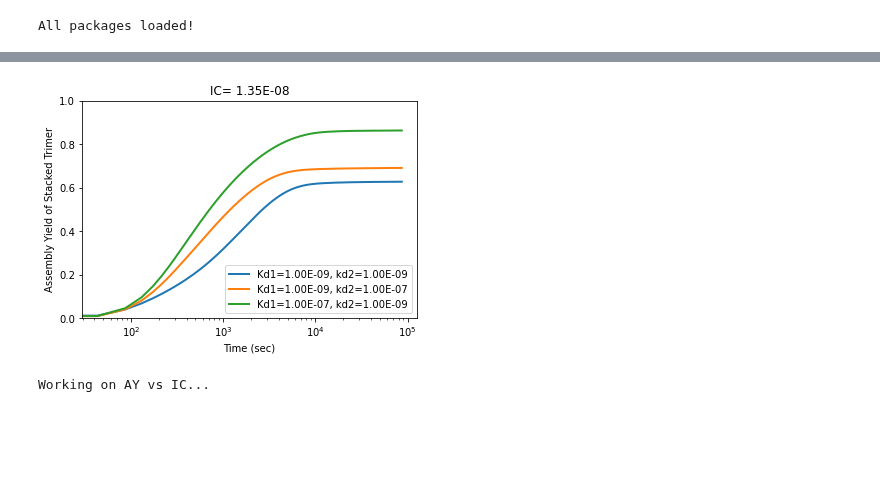
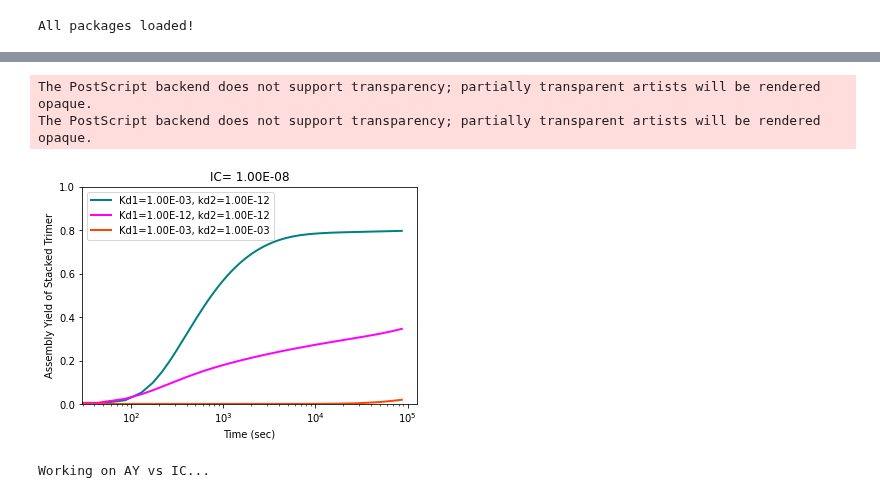
Before and after one commit to llagunes-324B21/Persephone_SR, a Jupyter notebook: April_2022/LL_SR_04_2022.ipynb, the cells around one changed output, grey strips where cells are left out. Saved outputs shown, nothing was run; the diff lists cells and outputs as text; code cells hidden in the pictures; blank space fills up the shorter version.

```diff
--- a/April_2022/LL_SR_04_2022.ipynb
+++ b/April_2022/LL_SR_04_2022.ipynb
@@ -147,61 +147,64 @@ Q = 0 # synthesis rate parameter
 
 
 # List of parameters that will be explored
-IC_1 = 1.35*10**-8;
-kd1 = 10**-9 # binding affinity WITHIN rings (intra)
-kd2 = 10**-9 # binding affinity BETWEEN rings (inter)
+IC_1 = 1*10**-8;
+kd1 = 10**-3 # binding affinity WITHIN rings (intra)
+kd2 = 10**-12 # binding affinity BETWEEN rings (inter)
 
 states_0 = [IC_1,0.0, 0.0,0.0, 0.0,0.0, 0.0,0.0, 0.0,0.0, 0.0,0.0]
 
 # To intgrate ODEs, we need a vector for time
 tEnd = 86400 # 24hrs
+#tEnd = 10**9 # 24hrs
 t = np.linspace(0,tEnd,2000)
 # Now, integrate the ODEs and put the results in \"solution\"
 # --- kd1 = kd2 = 10^-9 ---
 kd1_1 = kd1; kd2_1= kd2;
 solution_1 = odeint(stackedTrimer,states_0,t,rtol = 1e-12, atol = 1e-12)
 # --- kd1 = 10^-9 & kd2 = 10^-7 ---
-kd1 = 10**-9 # binding affinity WITHIN rings (intra)
-kd2 = 10**-7 # binding affinity BETWEEN rings (inter)
+kd1 = 10**-12 # binding affinity WITHIN rings (intra)
+kd2 = 10**-12 # binding affinity BETWEEN rings (inter)
 kd1_2 = kd1; kd2_2= kd2;
 solution_2 = odeint(stackedTrimer,states_0,t,rtol = 1e-12, atol = 1e-12)
 # --- kd1 = 10^-7 & kd2 = 10^-9 ---
-kd1 = 10**-7 # binding affinity WITHIN rings (intra)
-kd2 = 10**-9 # binding affinity BETWEEN rings (inter)
+kd1 = 10**-3 # binding affinity WITHIN rings (intra)
+kd2 = 10**-3 # binding affinity BETWEEN rings (inter)
 kd1_3 = kd1; kd2_3= kd2;
 solution_3 = odeint(stackedTrimer,states_0,t,rtol = 1e-12, atol = 1e-12)
 
 # Calculate the assembly yield for each time course of the 12th species
 tVec = t;
 xStkTrm_tps_1 = solution_1[:,-1] # the fully stacked trimer
 xStkTrm_tps_2 = solution_2[:,-1]
 xStkTrm_tps_3 = solution_3[:,-1]
 
 Yn_1 = calcAY24hrs(IC_1,xStkTrm_tps_1)
 Yn_2 = calcAY24hrs(IC_1,xStkTrm_tps_2)
 Yn_3 = calcAY24hrs(IC_1,xStkTrm_tps_3)
 
 # --- plot AY values ---
 ICFormat = format(IC_1,'.2E');
 kd1_format_1 = format(kd1_1,'.2E');kd2_format_1 = format(kd2_1,'.2E')
 kd1_format_2 = format(kd1_2,'.2E');kd2_format_2 = format(kd2_2,'.2E')
 kd1_format_3 = format(kd1_3,'.2E');kd2_format_3 = format(kd2_3,'.2E')
 
-plt.semilogx(tVec,Yn_1,'-',linewidth=2)
-plt.semilogx(tVec,Yn_2,'-',linewidth=2)
-plt.semilogx(tVec,Yn_3,'-',linewidth=2)
+plt.semilogx(tVec,Yn_1,'-', color = 'teal',linewidth=2)
+plt.semilogx(tVec,Yn_2,'-', color = 'fuchsia',linewidth=2)
+plt.semilogx(tVec,Yn_3,'-',color = 'orangered', linewidth=2)
 x1,x2,y1,y2 = plt.axis(); plt.axis((x1,x2,0,1))
 
 plt.title('IC= '+ ICFormat)
 plt.xlabel('Time (sec)')
 plt.ylabel('Assembly Yield of Stacked Trimer')
 plt.legend(["Kd1="+kd1_format_1+", kd2=" +kd2_format_1, "Kd1="+kd1_format_2+", kd2=" +kd2_format_2, "Kd1="+kd1_format_3+", kd2=" +kd2_format_3],loc='best')
 #plt.show()
 
 #plt.tight_layout()
-plt.savefig('LL_SR_AY_poster_0329.png')
+plt.savefig('LL_SR_AY_01_0420.eps')
 # %% [output]
+The PostScript backend does not support transparency; partially transparent artists will be rendered opaque.
+The PostScript backend does not support transparency; partially transparent artists will be rendered opaque.
-[figure, old version]
+[figure, new version]
 # %%
 # ---------------------------------------------------
 # --- Plot AY vs IC ---
```
Also changed, not shown: parts of 1 cell of this notebook.
